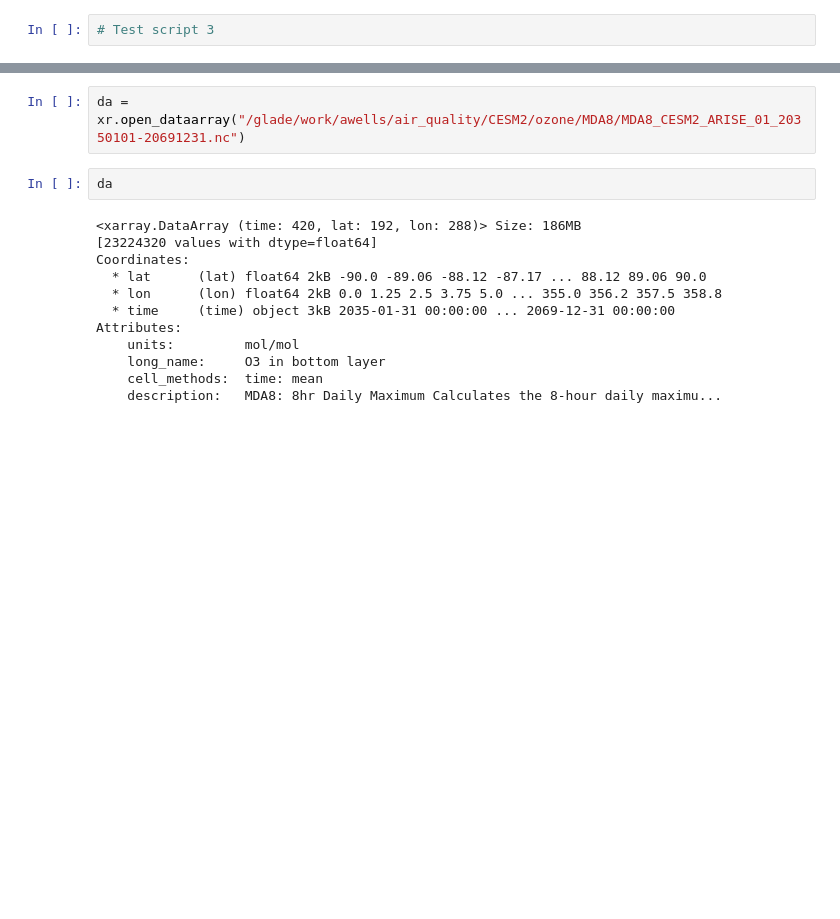
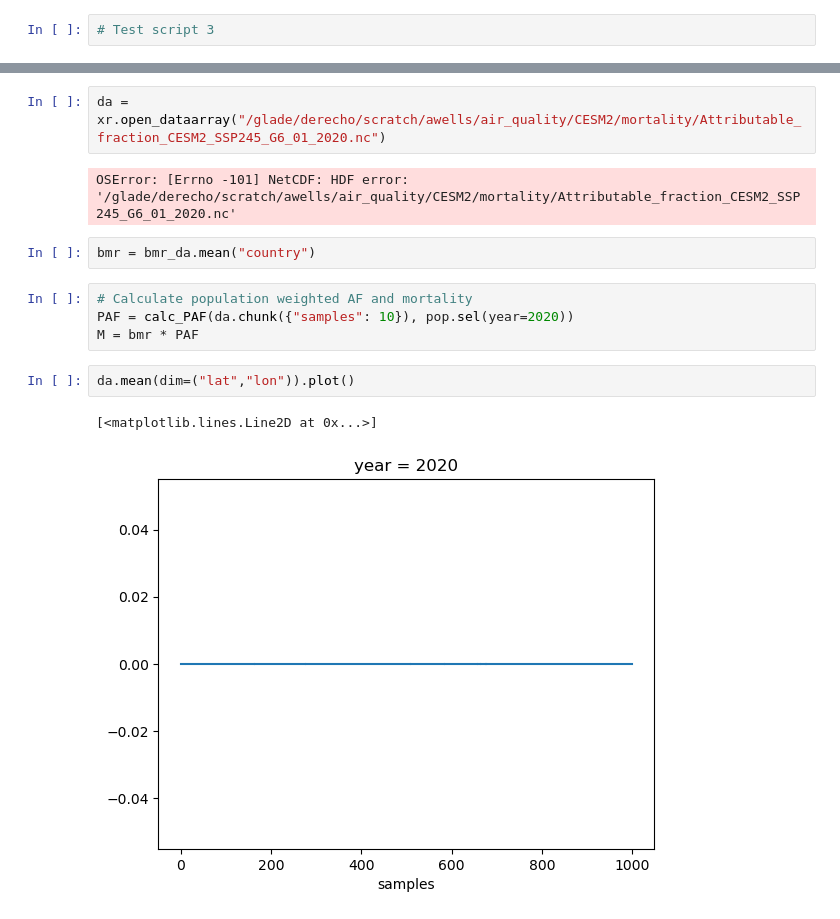
Before and after one commit to awells96/AQ_mortality_workflow, a Jupyter notebook: Test_script3.ipynb, the cells around one changed output, grey strips where cells are left out. Cells and saved outputs as stored; diff of their text form; blank space fills up the shorter version.

```diff
--- a/Test_script3.ipynb
+++ b/Test_script3.ipynb
@@ -5,16 +93,15 @@ import xarray as xr
 # %%
-da = xr.open_dataarray("/glade/work/awells/air_quality/CESM2/ozone/MDA8/MDA8_CESM2_ARISE_01_20350101-20691231.nc")
+da = xr.open_dataarray("/glade/derecho/scratch/awells/air_quality/CESM2/mortality/Attributable_fraction_CESM2_SSP245_G6_01_2020.nc")
+# %% [output]
+OSError: [Errno -101] NetCDF: HDF error: '/glade/derecho/scratch/awells/air_quality/CESM2/mortality/Attributable_fraction_CESM2_SSP245_G6_01_2020.nc'
+# %%
+bmr = bmr_da.mean("country")
 # %%
-da
+# Calculate population weighted AF and mortality
+PAF = calc_PAF(da.chunk({"samples": 10}), pop.sel(year=2020))
+M = bmr * PAF
-# %% [output]
-<xarray.DataArray (time: 420, lat: 192, lon: 288)> Size: 186MB
-[23224320 values with dtype=float64]
-Coordinates:
-  * lat      (lat) float64 2kB -90.0 -89.06 -88.12 -87.17 ... 88.12 89.06 90.0
-  * lon      (lon) float64 2kB 0.0 1.25 2.5 3.75 5.0 ... 355.0 356.2 357.5 358.8
-  * time     (time) object 3kB 2035-01-31 00:00:00 ... 2069-12-31 00:00:00
-Attributes:
-    units:         mol/mol
-    long_name:     O3 in bottom layer
-    cell_methods:  time: mean
-    description:   MDA8: 8hr Daily Maximum Calculates the 8-hour daily maximu...
+# %%
+da.mean(dim=("lat","lon")).plot()
+# %% [output]
+[<matplotlib.lines.Line2D at 0x...>]
+[figure, added]
```
Also changed, not shown: parts of 12 cells of this notebook, 1 other file.
